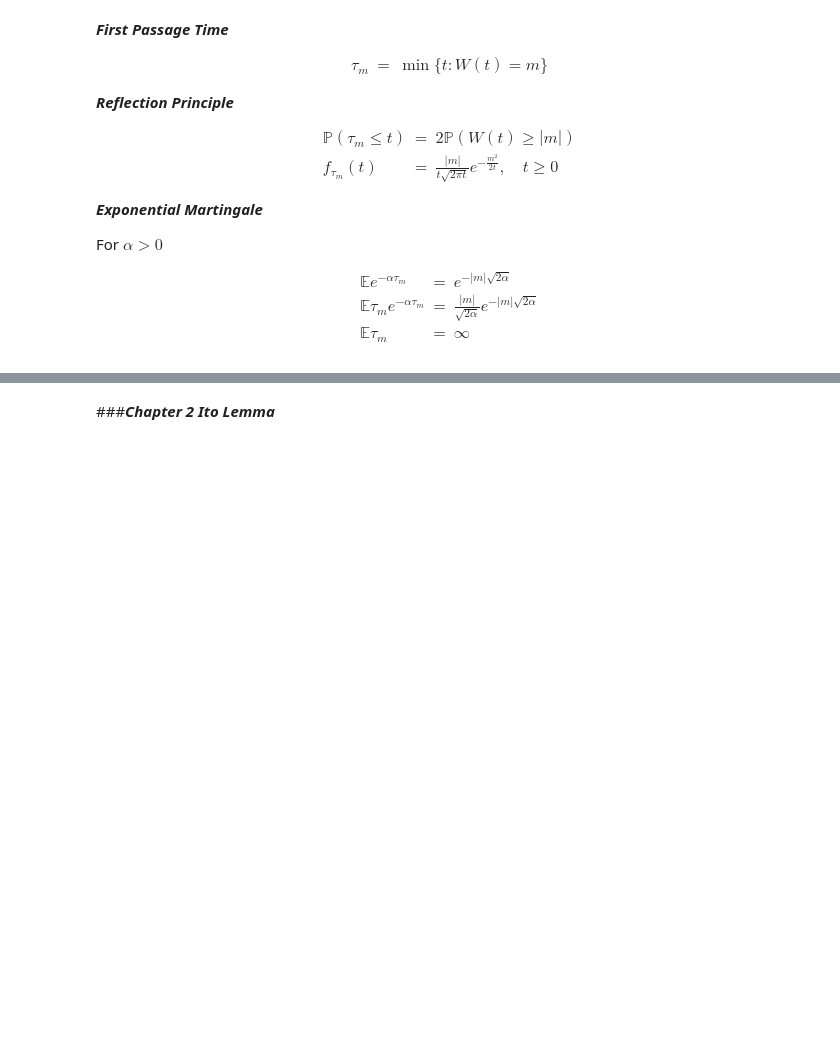
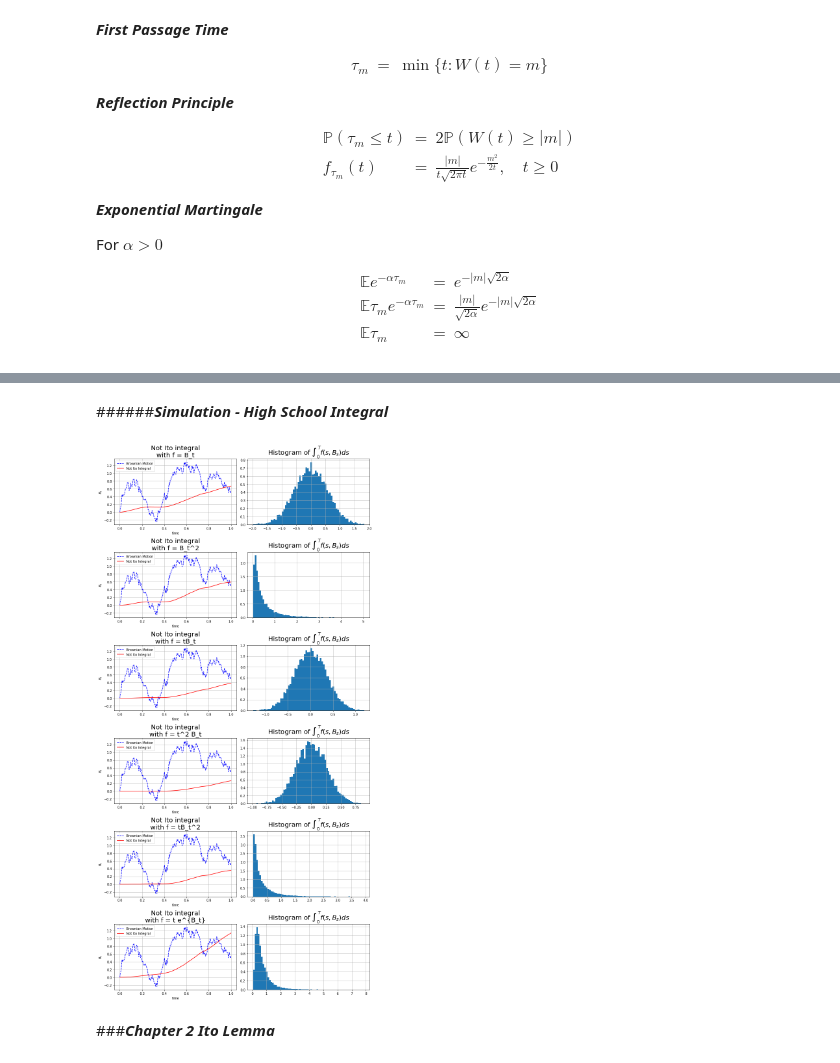
Before and after one commit to SungchulLee/colab, a Jupyter notebook: financial_math_1.ipynb, the cells around one changed output, grey strips where cells are left out. Drawn from its saved outputs; the diff is of its cells as text; code cells hidden in the pictures; blank space fills up the shorter version.

```diff
--- a/financial_math_1.ipynb
+++ b/financial_math_1.ipynb
@@ -558,2 +934,82 @@ e^{-|m|\sqrt{2\alpha}}\\
+# %% [markdown]
+######***Simulation - High School Integral***
+# %%
+import matplotlib.pyplot as plt
+import numpy as np
+
+
+def generate_sample_path(num_paths, num_steps, end_time, start_time=0, start_position=0, seed=None):
+    if seed is not None:
+        np.random.seed(seed)
+
+    Z = np.random.normal( 0., 1., ( num_paths, num_steps ) )
+    dB = np.zeros( ( num_paths, num_steps ) )
+    B = np.zeros( ( num_paths, num_steps + 1 ) )
+
+    t = np.linspace( start_time, end_time, num_steps + 1 )
+    dt = t[1] - t[0]
+    sqrt_dt = np.sqrt(dt)
+    for i in range(num_steps):
+        if num_paths > 1:
+            Z[:,i] = ( Z[:,i] - Z[:,i].mean() ) / Z[:,i].std()
+        dB[:,i] = Z[:,i] * sqrt_dt
+        B[:,i+1] = B[:,i] + dB[:,i]
+    return t, B + start_position, dB
+
+
+def main():
+    num_paths = 10_000
+    num_steps = 12*21
+    T = 1
+
+    t, b, db = generate_sample_path(num_paths, num_steps, end_time=T, start_time=0, start_position=0, seed=0)
+    dt = t[1] - t[0]
+
+    integrands = (
+        lambda t, b : b[:, :-1], # B_t
+        lambda t, b : b[:, :-1]**2, # B_t^2
+        lambda t, b : t[:-1] * b[:, :-1], # tB_t
+        lambda t, b : t[:-1]**2 * b[:, :-1], # t^2 B_t
+        lambda t, b : t[:-1] * b[:, :-1]**2, # tB_t^2
+        lambda t, b : t[:-1] * np.exp(b[:, :-1]), # t e^{B_t}
+    )
+    integrands_str = (
+        "B_t",
+        "B_t^2",
+        "tB_t",
+        "t^2 B_t",
+        "tB_t^2",
+        "t e^{B_t}",
+    )
+
+    fig, axes = plt.subplots(len(integrands),2,figsize=(12,4*len(integrands)))
+
+    for i, stock_position, stock_position_str in zip(range(len(integrands)), integrands, integrands_str):
+        ax0, ax1 = axes[i,0], axes[i,1]
+
+        # Not Ito integral
+        not_ito = np.cumsum( stock_position( t, b ) * dt, axis=1 )
+        not_ito = np.concatenate( ( np.zeros( (num_paths, 1) ), not_ito ), axis=1)
+
+        ax0.set_title(f'Not Ito integral\nwith f = {stock_position_str}', fontsize=20)
+        ax0.plot(t,b[0,:],'--b',label='Brownian Motion')
+        ax0.plot(t,not_ito[0,:],'r',label='Not Ito Integral')
+        ax0.set_xlabel('time')
+        ax0.set_ylabel('$B_t$')
+        ax0.grid(True)
+        ax0.legend()
+
+        ax1.set_title('Histogram of $\int_0^Tf(s,B_s)ds$', fontsize=20)
+        ax1.hist(not_ito[:,-1], bins=70, density=True)
+        ax1.grid(True)
+
+    plt.tight_layout()
+    plt.show()
+
+
+if __name__ == "__main__":
+    main()
+# %% [output]
+[figure, added]
 # %% [markdown]
 ###***Chapter 2 Ito Lemma***
```
Also changed, not shown: parts of 80 cells of this notebook.
